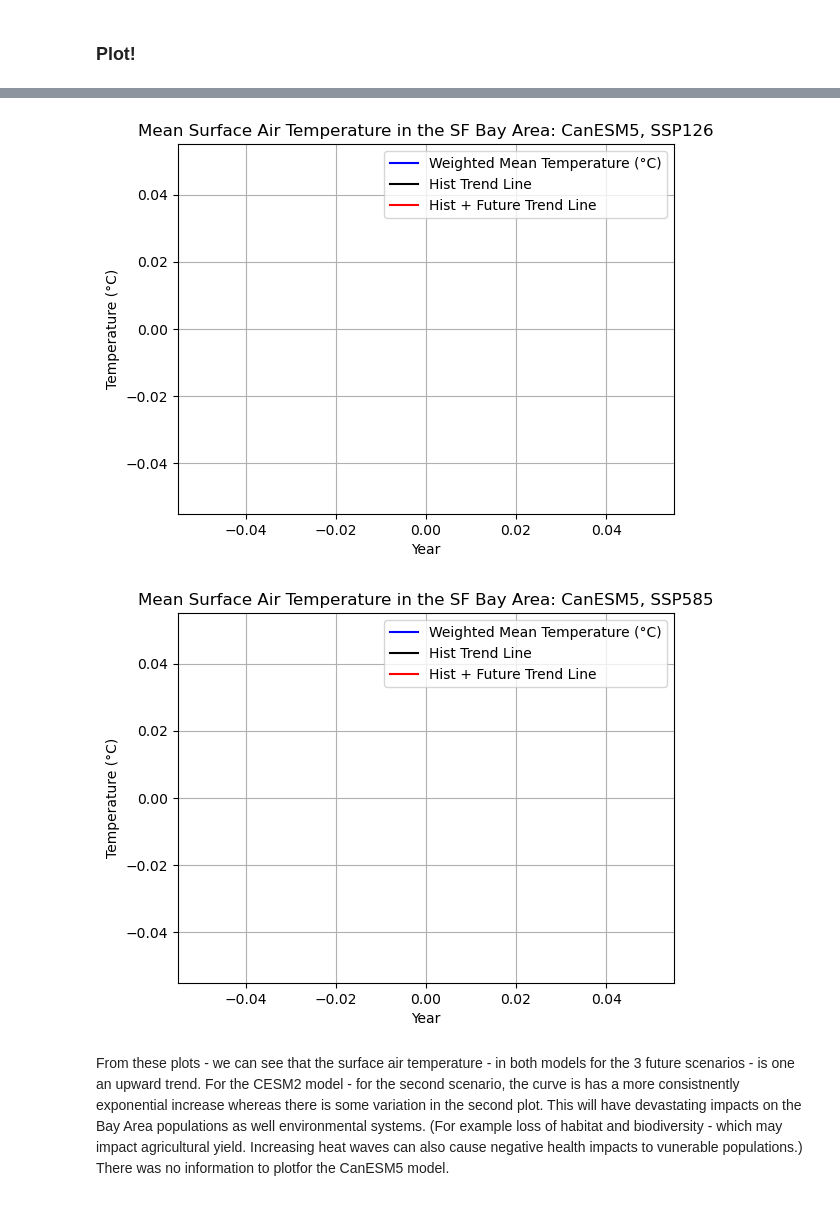
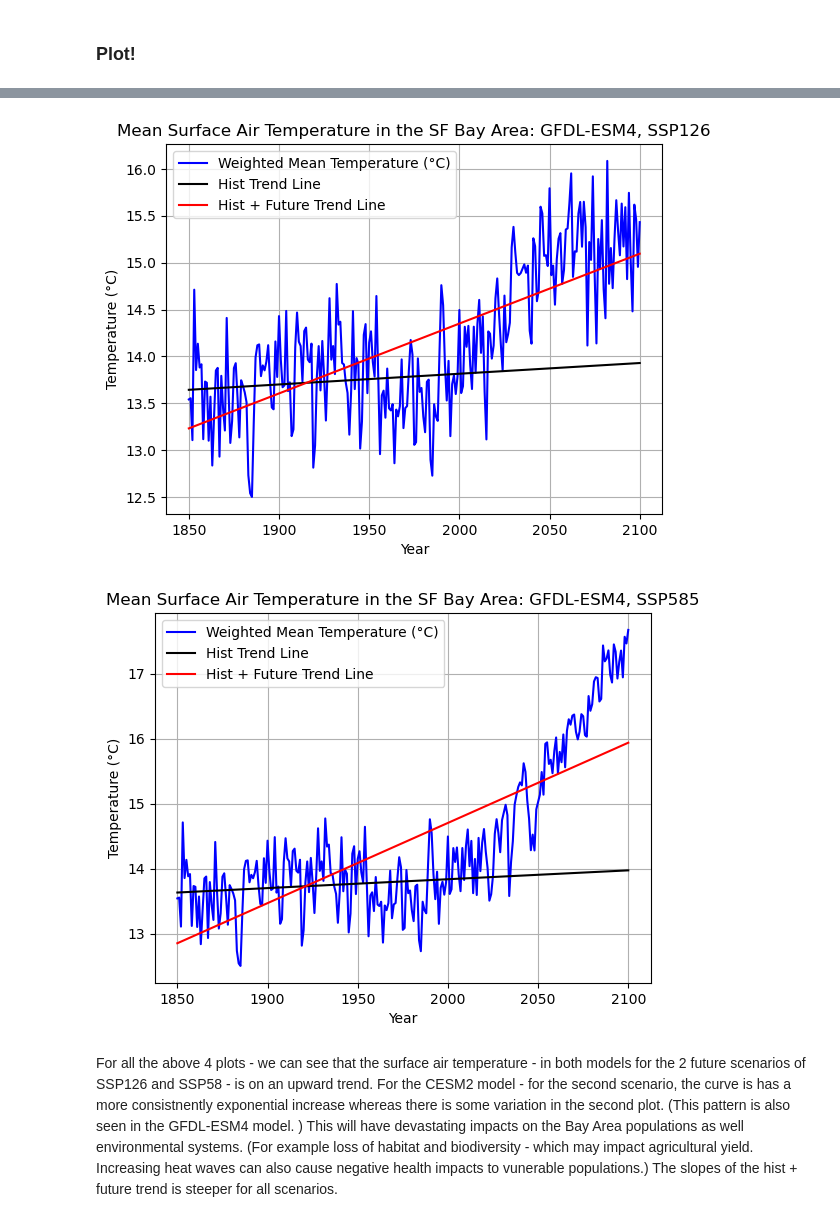
Before and after one commit to nmoraescommit/time-series_hw, a Jupyter notebook: time-series-hw.ipynb, the cells around one changed output, grey strips where cells are left out. Cells and saved outputs as stored; diff of their text form; code cells hidden in the pictures.

```diff
--- a/time-series-hw.ipynb
+++ b/time-series-hw.ipynb
@@ -128,13 +132,13 @@ activity_ids = ['ScenarioMIP', 'CMIP']
 
 # source_id: which model do you want?
 source_id_1 = ["CESM2"]
-source_id_2 = ["CanESM5"]
+source_id_2 = ['GFDL-ESM4']
 
 # experiment_id: what experimental configuration do you want? Here we want historical and the four main SSPs
 experiment_ids = ['historical', 'ssp126', 'ssp245', 'ssp370', 'ssp585']
 
 # member_id: which ensemble member do you want? Here we want r10i1p1f1
-member_id = ["r4i1p1f1"]
+member_id = ['r10i1p1f1',  'r1i1p1f1']
 
 # table_id: which part of the Earth system and time resolution do you want? Here we want monthly atmosphere data
 table_id = "Amon"
@@ -194,13 +189,13 @@ ssp585_data_1 = xr.open_zarr(future_1.df['zstore'][2], storage_options={'anon':
 **For model: CanESM**
 # %%
 # Extract data for the historical period, store as a separate xarray Dataset
-hist_data_2 = xr.open_zarr(future_2.df['zstore'][0], storage_options={'anon': True})
+hist_data_2 = xr.open_zarr(future_2.df['zstore'][4], storage_options={'anon': True})
 
 # Extract data for an SSP
-ssp126_data_2 = xr.open_zarr(future_2.df['zstore'][7], storage_options={'anon': True})
+ssp126_data_2 = xr.open_zarr(future_2.df['zstore'][2], storage_options={'anon': True})
 
 # Extract data for an SSP
-ssp585_data_2 = xr.open_zarr(future_2.df['zstore'][2], storage_options={'anon': True})
+ssp585_data_2 = xr.open_zarr(future_2.df['zstore'][3], storage_options={'anon': True})
 # %% [markdown]
 ### Create Time Series
 
@@ -350,18 +345,18 @@ plt.show()
 # %%
 plt.figure()
 plt.plot(yearly_weighted_BayArea_temp_3.year, yearly_weighted_BayArea_temp_3, label='Weighted Mean Temperature (°C)', color='blue')
 plt.plot(yearly_weighted_BayArea_temp_3.year, trend_line_hist_3(yearly_weighted_BayArea_temp_3.year), color='black', label='Hist Trend Line')
 plt.plot(yearly_weighted_BayArea_temp_3.year, trend_line_3(yearly_weighted_BayArea_temp_3.year), color='red', label='Hist + Future Trend Line')
 
 plt.xlabel('Year')
 plt.ylabel('Temperature (°C)')
-plt.title('Mean Surface Air Temperature in the SF Bay Area: CanESM5, SSP126')
+plt.title('Mean Surface Air Temperature in the SF Bay Area: GFDL-ESM4, SSP126')
 
 plt.legend()
 plt.grid()
 plt.show()
 # %% [output]
-[figure, old version]
+[figure, new version]
 # %%
 plt.figure()
 plt.plot(yearly_weighted_BayArea_temp_4.year, yearly_weighted_BayArea_temp_4, label='Weighted Mean Temperature (°C)', color='blue')
@@ -370,12 +365,12 @@ plt.plot(yearly_weighted_BayArea_temp_4.year, trend_line_4(yearly_weighted_BayAr
 
 plt.xlabel('Year')
 plt.ylabel('Temperature (°C)')
-plt.title('Mean Surface Air Temperature in the SF Bay Area: CanESM5, SSP585')
+plt.title('Mean Surface Air Temperature in the SF Bay Area: GFDL-ESM4, SSP585')
 
 plt.legend()
 plt.grid()
 plt.show()
 # %% [output]
-[figure, old version]
+[figure, new version]
 # %% [markdown]
-From these plots - we can see that the surface air temperature - in both models for the 3 future scenarios - is one an upward trend. For the CESM2 model - for the second scenario, the curve is has a more consistnently exponential increase whereas there is some variation in the second plot. This will have devastating impacts on the Bay Area populations as well environmental systems. (For example loss of habitat and biodiversity - which may impact agricultural yield. Increasing heat waves can also cause negative health impacts to vunerable populations.) There was no information to plotfor the CanESM5 model.
+For all the above 4 plots - we can see that the surface air temperature - in both models for the 2 future scenarios of SSP126 and SSP58 - is on an upward trend. For the CESM2 model - for the second scenario, the curve is has a more consistnently exponential increase whereas there is some variation in the second plot. (This pattern is also seen in the GFDL-ESM4 model. ) This will have devastating impacts on the Bay Area populations as well environmental systems. (For example loss of habitat and biodiversity - which may impact agricultural yield. Increasing heat waves can also cause negative health impacts to vunerable populations.) The slopes of the hist + future trend is steeper for all scenarios.
```
Also changed, not shown: parts of 14 cells of this notebook.
